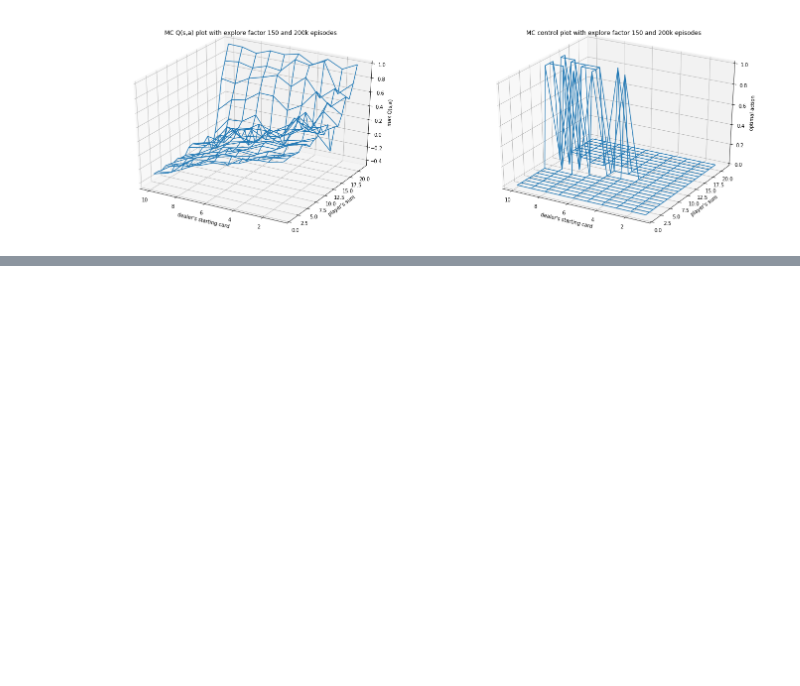
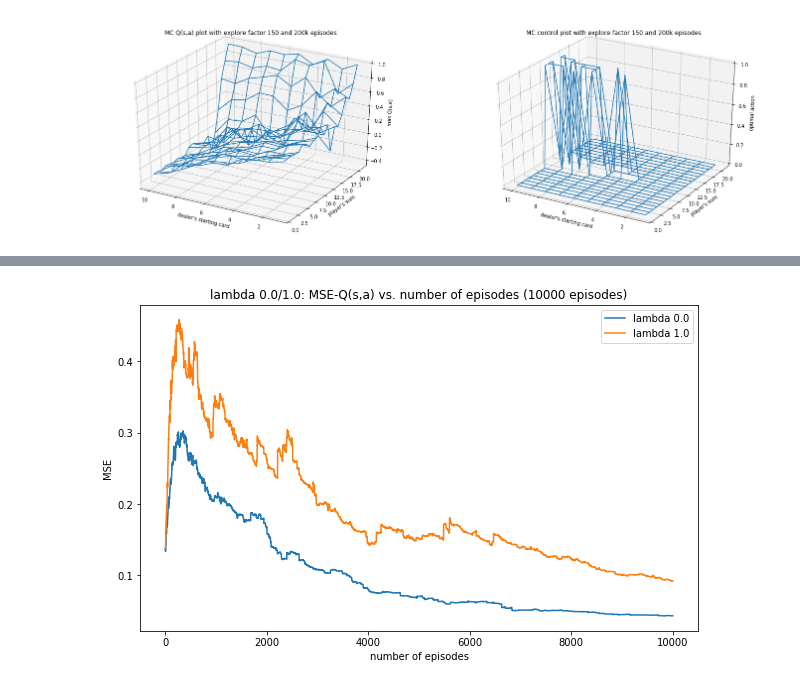
Before and after one commit to york-huang/machine-learning-study, a Jupyter notebook: easy21.ipynb, the cells around one changed output, grey strips where cells are left out. Cells and saved outputs as stored; diff of their text form; code cells hidden in the pictures; blank space fills up the shorter version.

```diff
--- a/easy21.ipynb
+++ b/easy21.ipynb
@@ -233,0 +366,15 @@ plt.show()
+# %%
+fig = plt.figure(figsize=(10, 6))
+
+ax = fig.add_subplot(111)
+ax.plot(range(1, n_episodes+1), sarsa_results[0][2], label='lambda 0.0')
+ax.plot(range(1, n_episodes+1), sarsa_results[-1][2], label='lambda 1.0')
+
+ax.set_title(f'lambda 0.0/1.0: MSE-Q(s,a) vs. number of episodes ({n_episodes} episodes)')
+ax.set_xlabel('number of episodes')
+ax.set_ylabel('MSE')
+
+plt.legend(loc='upper right')
+plt.show()
+# %% [output]
+[figure, added]
```
Also changed, not shown: parts of 5 cells of this notebook, 1 other file.
